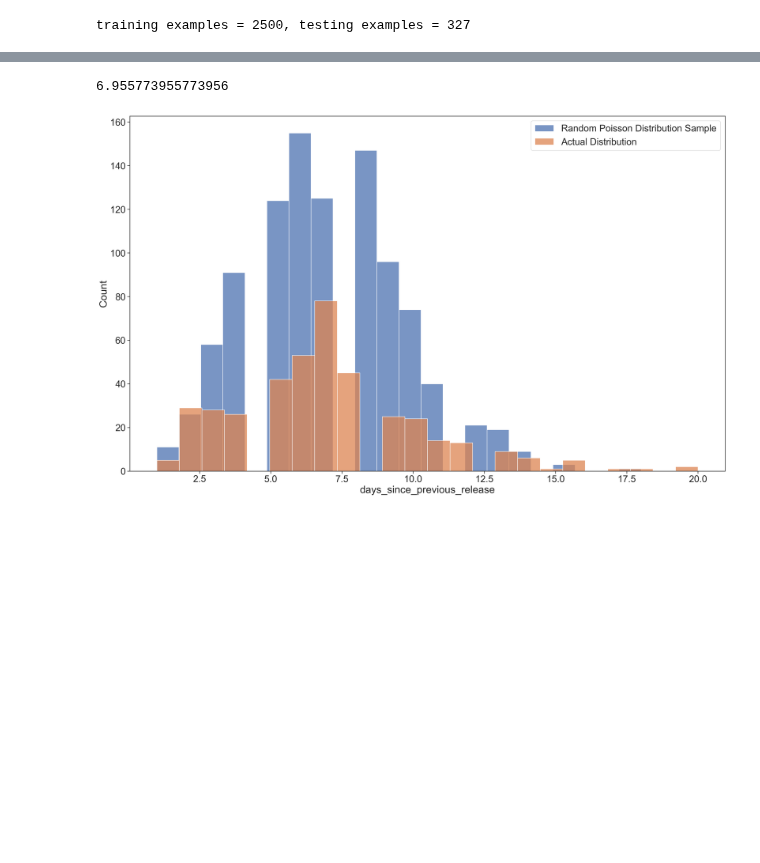
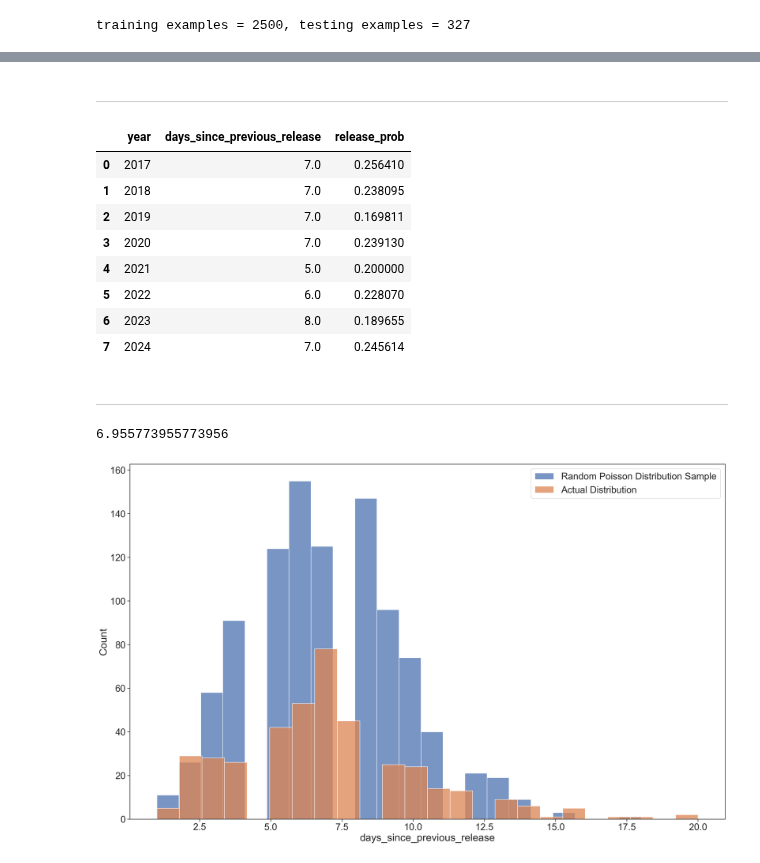
Before and after one commit to dmnapolitano/troon_release_prediction, a Jupyter notebook: Fun with Distributions.ipynb, the cells around one changed output, grey strips where cells are left out. Saved outputs shown, nothing was run; the diff lists cells and outputs as text; code cells hidden in the pictures; blank space fills up the shorter version.

Commit message:
Trying a release_prob feature based on the number of releases per days since previous release per year...

```diff
--- a/Fun with Distributions.ipynb
+++ b/Fun with Distributions.ipynb
@@ -38 +38,3 @@ Index(['index', 'days_since_previous_release', 'release', 'release_preorder',
       dtype='object')
+# %% [markdown]
+---
@@ -39,3 +47,19 @@ Index(['index', 'days_since_previous_release', 'release', 'release_preorder',
+# %%
+(df[df["release"] == 1][["year", "days_since_previous_release", "release_prob"]].drop_duplicates()
+ .merge(df[df["release"] == 1].groupby(["year"])["release_prob"].max().reset_index(),
+        on=["year", "release_prob"], how="inner"))
+# %% [output]
+|  | year | days_since_previous_release | release_prob |
+| 0 | 2017 | 7.0 | 0.256410 |
+| 1 | 2018 | 7.0 | 0.238095 |
+| 2 | 2019 | 7.0 | 0.169811 |
+| 3 | 2020 | 7.0 | 0.239130 |
+| 4 | 2021 | 5.0 | 0.200000 |
+| 5 | 2022 | 6.0 | 0.228070 |
+| 6 | 2023 | 8.0 | 0.189655 |
+| 7 | 2024 | 7.0 | 0.245614 |
+# %% [markdown]
+---
 # %%
 df[df["release"] == 1]["days_since_previous_release"].mean()
 # %% [output]
```
Also changed, not shown: parts of 2 cells of this notebook, 3 other files.
